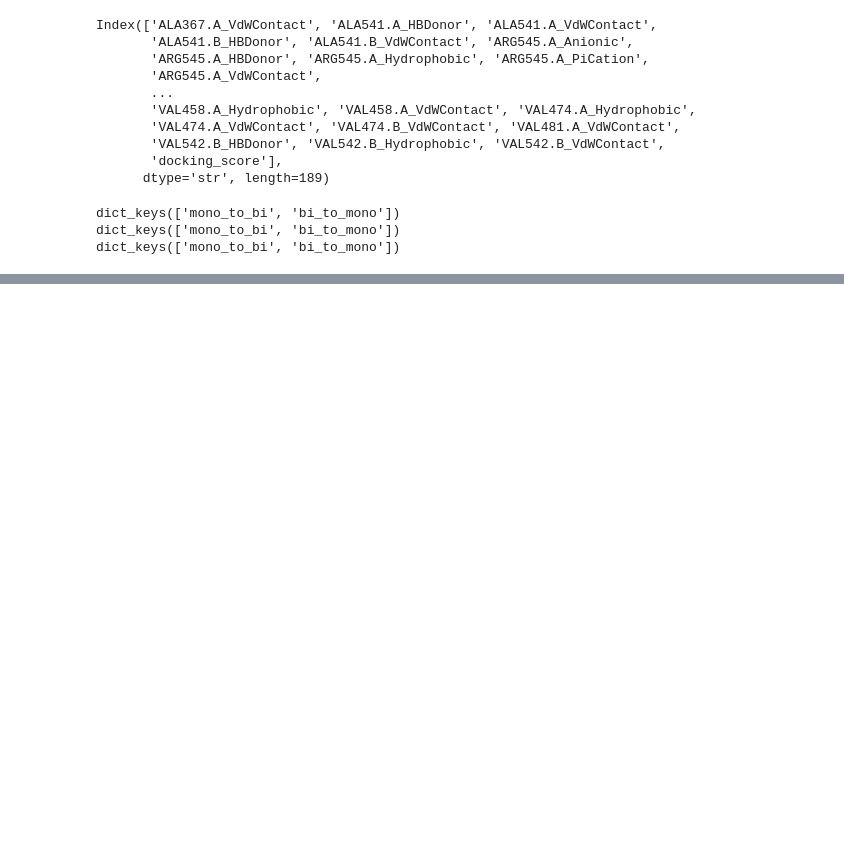
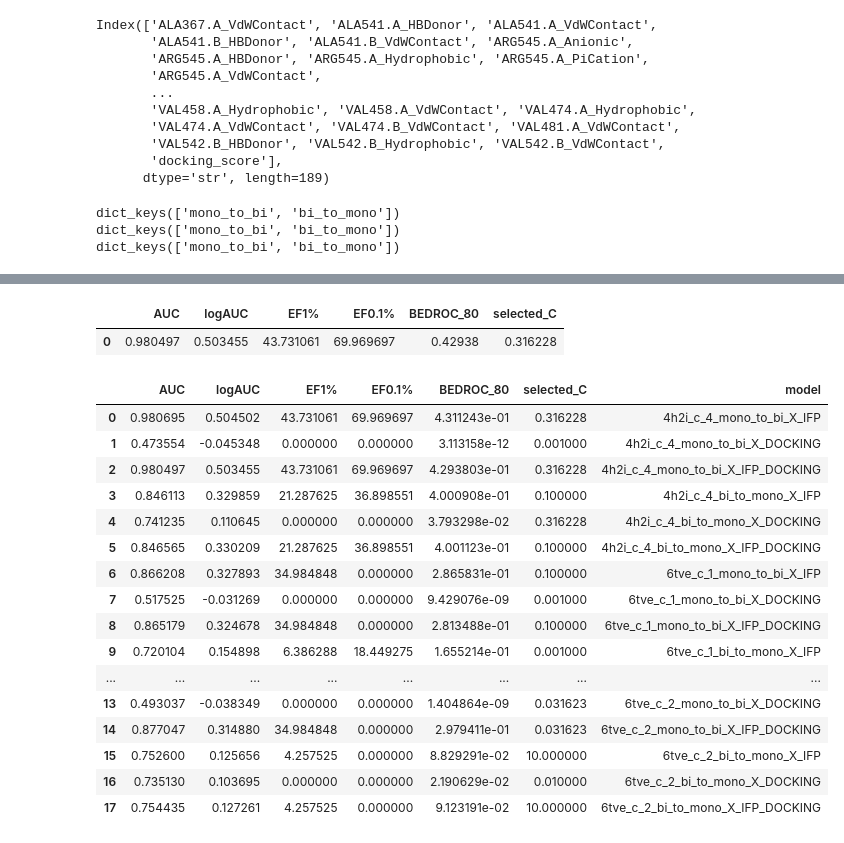
Before and after one commit to wesselporschen/montpellier-screen, a Jupyter notebook: prolif.ipynb, the cells around one changed output, grey strips where cells are left out. Cells and saved outputs as stored; diff of their text form; code cells hidden in the pictures; blank space fills up the shorter version.

```diff
--- a/prolif.ipynb
+++ b/prolif.ipynb
@@ -1431,35 +1457,3 @@ for conformer_key in model_inputs_scaffoldsplit.keys():
 dict_keys(['mono_to_bi', 'bi_to_mono'])
 dict_keys(['mono_to_bi', 'bi_to_mono'])
 dict_keys(['mono_to_bi', 'bi_to_mono'])
-# %%
-Cs = np.logspace(-3, 3, 13)
-
-all_results_scaffold = {}
-all_coef_results_scaffold = {}
-all_tuning_results_scaffold = {}
-
-for conformer_key, experiments in model_inputs_scaffoldsplit.items():
-
-    print(f"\nRunning models for {conformer_key}")
-
-    for split_name, split in experiments.items():
-
-        print(f"  Scaffold split: {split_name}")
-
-        for X_key in split["X_train"]:
-
-            print(f"    Feature set: {X_key}")
-
-            dataset_name = f"{conformer_key}_{split_name}_{X_key}"
-
-            results, coef_df, tuning_results = evaluate_scaffold_dataset(
-                X_train=split["X_train"][X_key],
-                Y_train=split["Y_train"],
-                X_test=split["X_test"][X_key],
-                Y_test=split["Y_test"],
-                Cs=Cs,
-            )
-
-            all_results_scaffold[dataset_name] = results
-            all_coef_results_scaffold[dataset_name] = coef_df
-            all_tuning_results_scaffold[dataset_name] = tuning_results
@@ -1470,0 +1657,29 @@ NameError: name 'evaluate_scaffold_dataset' is not defined
+# %%
+all_results_scaffold['4h2i_c_4_mono_to_bi_X_IFP_DOCKING']
+# %% [output]
+|  | AUC | logAUC | EF1% | EF0.1% | BEDROC_80 | selected_C |
+| 0 | 0.980497 | 0.503455 | 43.731061 | 69.969697 | 0.42938 | 0.316228 |
+# %%
+combined_results_scaffold = pd.concat(
+    [df.assign(model=name) for name, df in all_results_scaffold.items()],
+    ignore_index=True
+)
+combined_results_scaffold
+# %% [output]
+|  | AUC | logAUC | EF1% | EF0.1% | BEDROC_80 | selected_C | model |
+| 0 | 0.980695 | 0.504502 | 43.731061 | 69.969697 | 4.311243e-01 | 0.316228 | 4h2i_c_4_mono_to_bi_X_IFP |
+| 1 | 0.473554 | -0.045348 | 0.000000 | 0.000000 | 3.113158e-12 | 0.001000 | 4h2i_c_4_mono_to_bi_X_DOCKING |
+| 2 | 0.980497 | 0.503455 | 43.731061 | 69.969697 | 4.293803e-01 | 0.316228 | 4h2i_c_4_mono_to_bi_X_IFP_DOCKING |
+| 3 | 0.846113 | 0.329859 | 21.287625 | 36.898551 | 4.000908e-01 | 0.100000 | 4h2i_c_4_bi_to_mono_X_IFP |
+| 4 | 0.741235 | 0.110645 | 0.000000 | 0.000000 | 3.793298e-02 | 0.316228 | 4h2i_c_4_bi_to_mono_X_DOCKING |
+| 5 | 0.846565 | 0.330209 | 21.287625 | 36.898551 | 4.001123e-01 | 0.100000 | 4h2i_c_4_bi_to_mono_X_IFP_DOCKING |
+| 6 | 0.866208 | 0.327893 | 34.984848 | 0.000000 | 2.865831e-01 | 0.100000 | 6tve_c_1_mono_to_bi_X_IFP |
+| 7 | 0.517525 | -0.031269 | 0.000000 | 0.000000 | 9.429076e-09 | 0.001000 | 6tve_c_1_mono_to_bi_X_DOCKING |
+| 8 | 0.865179 | 0.324678 | 34.984848 | 0.000000 | 2.813488e-01 | 0.100000 | 6tve_c_1_mono_to_bi_X_IFP_DOCKING |
+| 9 | 0.720104 | 0.154898 | 6.386288 | 18.449275 | 1.655214e-01 | 0.001000 | 6tve_c_1_bi_to_mono_X_IFP |
+| ... | ... | ... | ... | ... | ... | ... | ... |
+| 13 | 0.493037 | -0.038349 | 0.000000 | 0.000000 | 1.404864e-09 | 0.031623 | 6tve_c_2_mono_to_bi_X_DOCKING |
+| 14 | 0.877047 | 0.314880 | 34.984848 | 0.000000 | 2.979411e-01 | 0.031623 | 6tve_c_2_mono_to_bi_X_IFP_DOCKING |
+| 15 | 0.752600 | 0.125656 | 4.257525 | 0.000000 | 8.829291e-02 | 10.000000 | 6tve_c_2_bi_to_mono_X_IFP |
+| 16 | 0.735130 | 0.103695 | 0.000000 | 0.000000 | 2.190629e-02 | 0.010000 | 6tve_c_2_bi_to_mono_X_DOCKING |
+| 17 | 0.754435 | 0.127261 | 4.257525 | 0.000000 | 9.123191e-02 | 10.000000 | 6tve_c_2_bi_to_mono_X_IFP_DOCKING |
```
Also changed, not shown: parts of 32 cells of this notebook.
